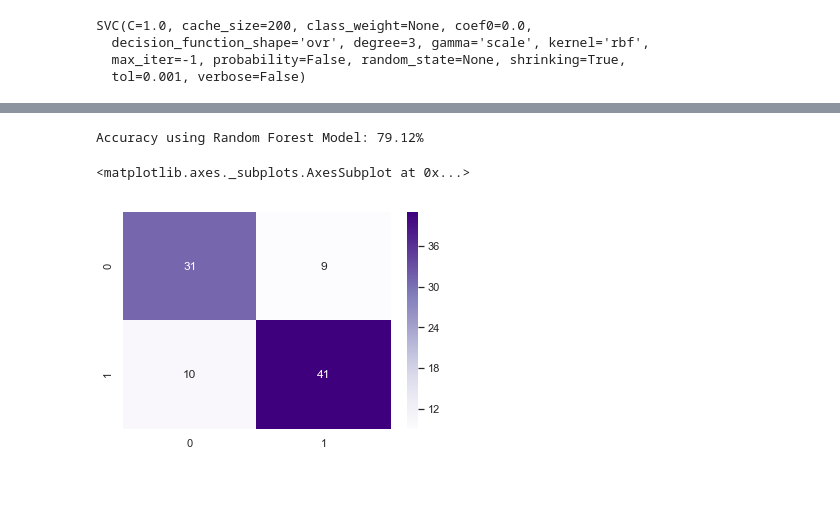
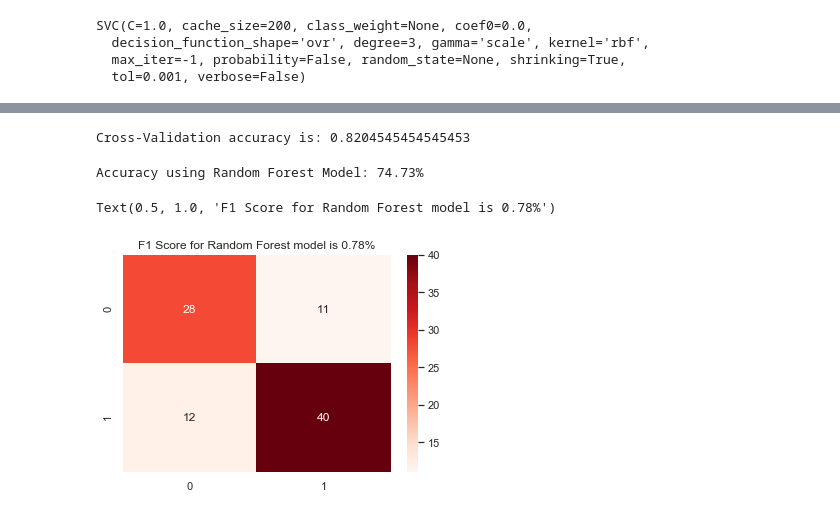
Before and after one commit to chauhan-nitin/UCI_HeartDisease, a Jupyter notebook: heartdisease.ipynb, the cells around one changed output, grey strips where cells are left out. Saved outputs shown, nothing was run; the diff lists cells and outputs as text; code cells hidden in the pictures; blank space fills up the shorter version.

```diff
--- a/heartdisease.ipynb
+++ b/heartdisease.ipynb
@@ -273,15 +290,22 @@ RandomForestClassifier(bootstrap=True, class_weight=None, criterion='gini',
 # %%
-# Run the model on X_test to predict the target labels
+# Run the model on X_test to predict the target labels. Use cross-validation accuracy to check if model overfits or underfits
 predict2 = rf.predict(X_test)
+rf=RandomForestClassifier(n_estimators=13, n_jobs=-1, random_state=40)
+score_rf= CrossVal(X_train,Y_train,rf)
+print('Cross-Validation accuracy is:',score_rf)
+# %% [output]
+Cross-Validation accuracy is: 0.8204545454545453
 # %%
 # Compare the predicted target labels with Y_test
-from sklearn.metrics import accuracy_score,confusion_matrix
+from sklearn.metrics import accuracy_score,confusion_matrix, f1_score
 print("Accuracy using Random Forest Model: {:.2f}%".format(accuracy_score(Y_test,predict2)*100))
 # assign cnf_matrix with result of confusion_matrix array
 cnf_matrix = confusion_matrix(Y_test,predict2)
 #create a heat map
-sns.heatmap(pd.DataFrame(cnf_matrix), annot = True, cmap = 'Purples', fmt = 'd')
+sns.heatmap(pd.DataFrame(cnf_matrix), annot = True, cmap = 'Reds', fmt = 'd')
+rf_f1=f1_score(Y_test,predict2)
+plt.title('F1 Score for Random Forest model is {:.2f}%'.format(rf_f1))
 # %% [output]
-Accuracy using Random Forest Model: 79.12%
+Accuracy using Random Forest Model: 74.73%
-<matplotlib.axes._subplots.AxesSubplot at 0x...>
+Text(0.5, 1.0, 'F1 Score for Random Forest model is 0.78%')
-[figure, old version]
+[figure, new version]
```
Also changed, not shown: parts of 32 cells of this notebook.
